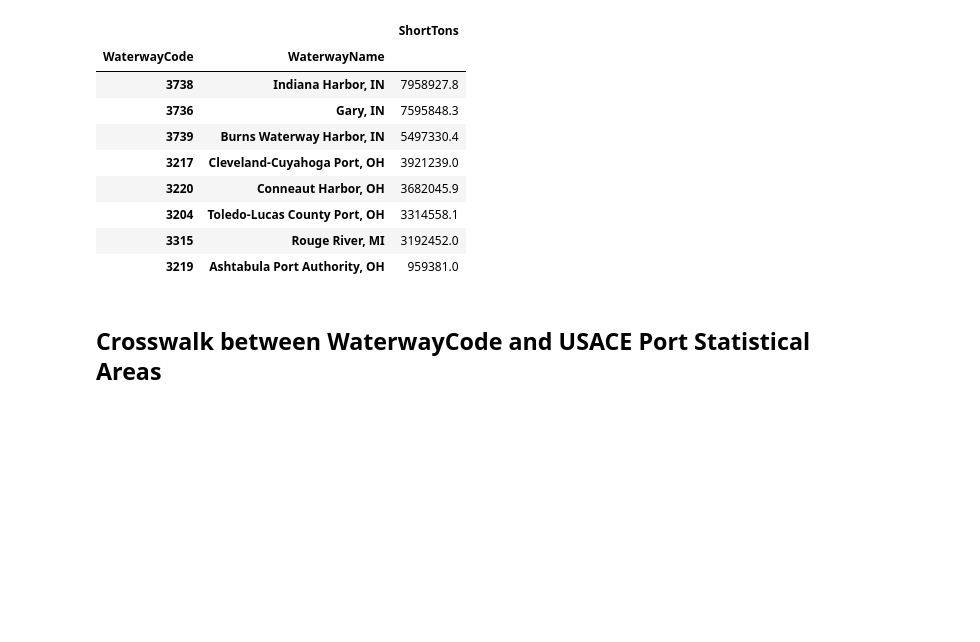
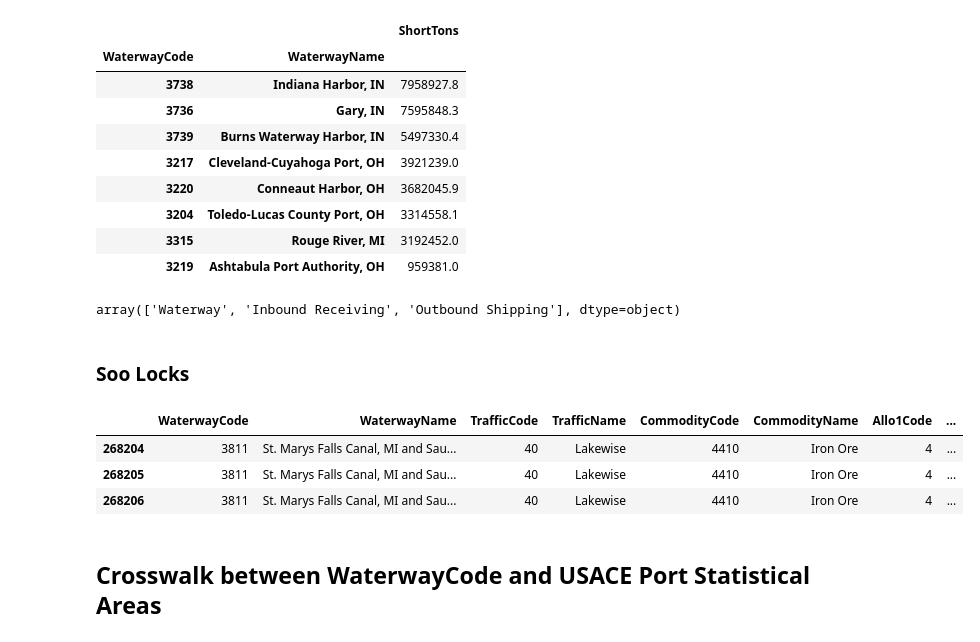
Before and after one commit to hnmns/Interactive-Visualization-Project, a Jupyter notebook: cleaning/wcus_trips_cargo_cleaning.ipynb, the cells around one changed output. Saved outputs shown, nothing was run; the diff lists cells and outputs as text; code cells hidden in the pictures; blank space fills up the shorter version.

```diff
--- a/cleaning/wcus_trips_cargo_cleaning.ipynb
+++ b/cleaning/wcus_trips_cargo_cleaning.ipynb
@@ -257,3 +295,7 @@ cargo.loc[
 | 3204 | Toledo-Lucas County Port, OH | 3314558.1 |
 | 3315 | Rouge River, MI | 3192452.0 |
 | 3219 | Ashtabula Port Authority, OH | 959381.0 |
+# %%
+wcus['In/Out/Thru'].unique()
+# %% [output]
+array(['Waterway', 'Inbound Receiving', 'Outbound Shipping'], dtype=object)
@@ -259,0 +313,18 @@ cargo.loc[
+# %% [markdown]
+### Soo Locks
+# %%
+cargoes_soo = cargo.loc[
+            cargo['WaterwayCode'].isin([3811])
+                & (cargo['CommodityCode']==4410)
+                # & (cargo['In/Out/Thru']=='Inbound Receiving')
+                & (cargo['TrafficName']=='Lakewise'),
+            :
+        ]#.drop(columns = cols_to_drop_cargo)
+# cargoes_soo.head()
+# %%
+cargoes_soo.head(3)
+# %% [output]
+|  | WaterwayCode | WaterwayName | TrafficCode | TrafficName | CommodityCode | CommodityName | Allo1Code | ... |
+| 268204 | 3811 | St. Marys Falls Canal, MI and Sau... | 40 | Lakewise | 4410 | Iron Ore | 4 | ... |
+| 268205 | 3811 | St. Marys Falls Canal, MI and Sau... | 40 | Lakewise | 4410 | Iron Ore | 4 | ... |
+| 268206 | 3811 | St. Marys Falls Canal, MI and Sau... | 40 | Lakewise | 4410 | Iron Ore | 4 | ... |
```
Also changed, not shown: parts of 22 cells of this notebook, 17 other files.
